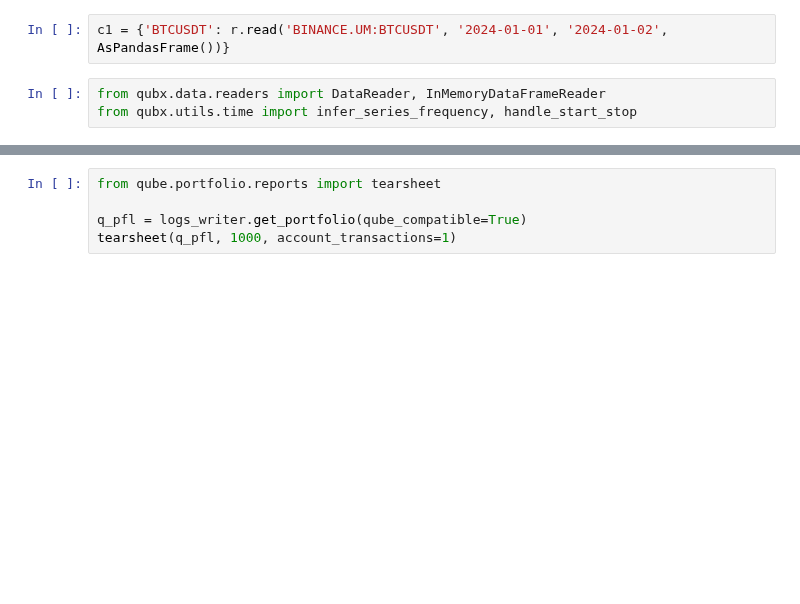
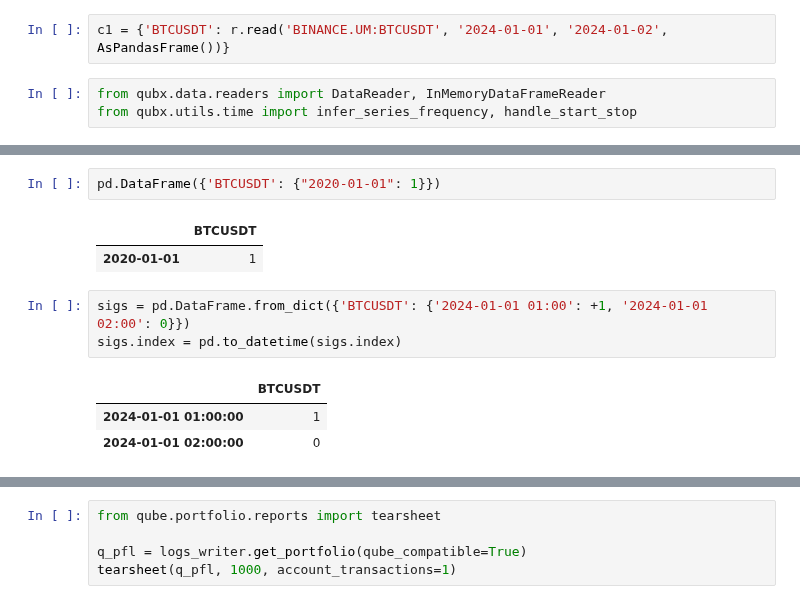
Before and after one commit to dmarienko/Qubx, a Jupyter notebook: experiments/5.1 Simulator blotter.ipynb, the cells around one changed output, grey strips where cells are left out. Drawn from its saved outputs; the diff is of its cells as text; blank space fills up the shorter version.

```diff
--- a/experiments/5.1 Simulator blotter.ipynb
+++ b/experiments/5.1 Simulator blotter.ipynb
@@ -229,0 +266,12 @@ rep = simulate(TestStrategy,
+# %%
+pd.DataFrame({'BTCUSDT': {"2020-01-01": 1}})
+# %% [output]
+|  | BTCUSDT |
+| 2020-01-01 | 1 |
+# %%
+sigs = pd.DataFrame.from_dict({'BTCUSDT': {'2024-01-01 01:00': +1, '2024-01-01 02:00': 0}})
+sigs.index = pd.to_datetime(sigs.index)
+# %% [output]
+|  | BTCUSDT |
+| 2024-01-01 01:00:00 | 1 |
+| 2024-01-01 02:00:00 | 0 |
```
Also changed, not shown: parts of 17 cells of this notebook, 2 other files.
